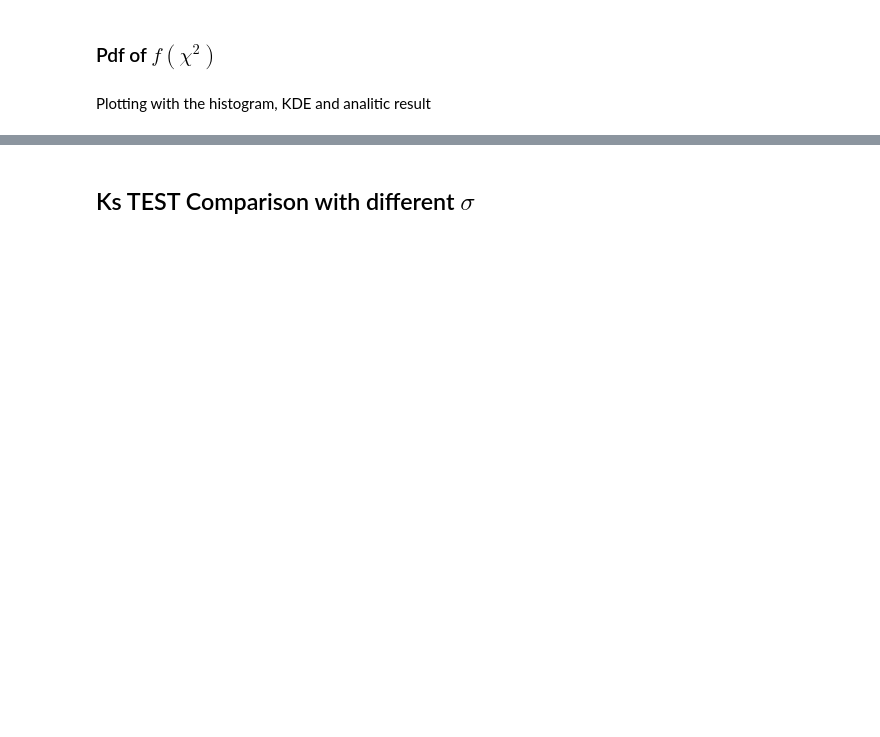
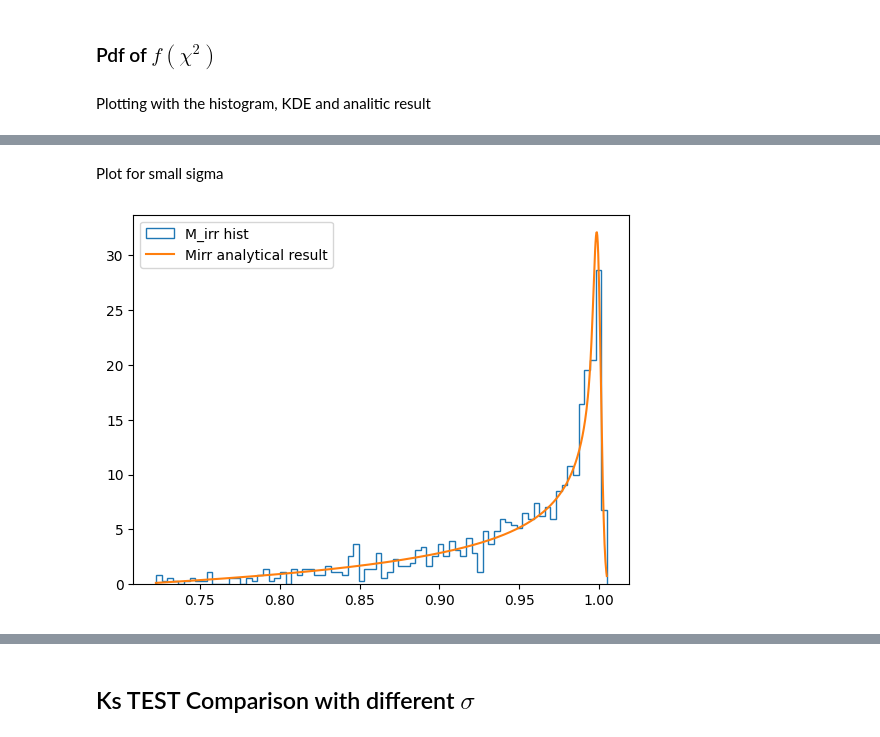
Before and after one commit to Sofiadossena/astrostatistics_bicocca_2025, a Jupyter notebook: working/07_BhMass.ipynb, the cells around one changed output, grey strips where cells are left out. Drawn from its saved outputs; the diff is of its cells as text; code cells hidden in the pictures; blank space fills up the shorter version.

```diff
--- a/working/07_BhMass.ipynb
+++ b/working/07_BhMass.ipynb
@@ -120,0 +138,15 @@ plt.legend();
+# %% [markdown]
+Plot for small sigma
+# %%
+sigma1=0.002
+
+M_irr=M_Mirr(sigma1)
+x1 =np.linspace(np.min(M_irr),np.max(M_irr),1000)
+
+M_analytic = [Mirr_pdf(Mirr,sigma1) for Mirr in x1]
+plt.hist(M_irr, bins=80, histtype='step', density=True, label='M_irr hist')
+plt.plot(x1, M_analytic, label='Mirr analytical result')
+
+plt.legend();
+# %% [output]
+[figure, added]
```
Also changed, not shown: parts of 16 cells of this notebook, 1 other file.
